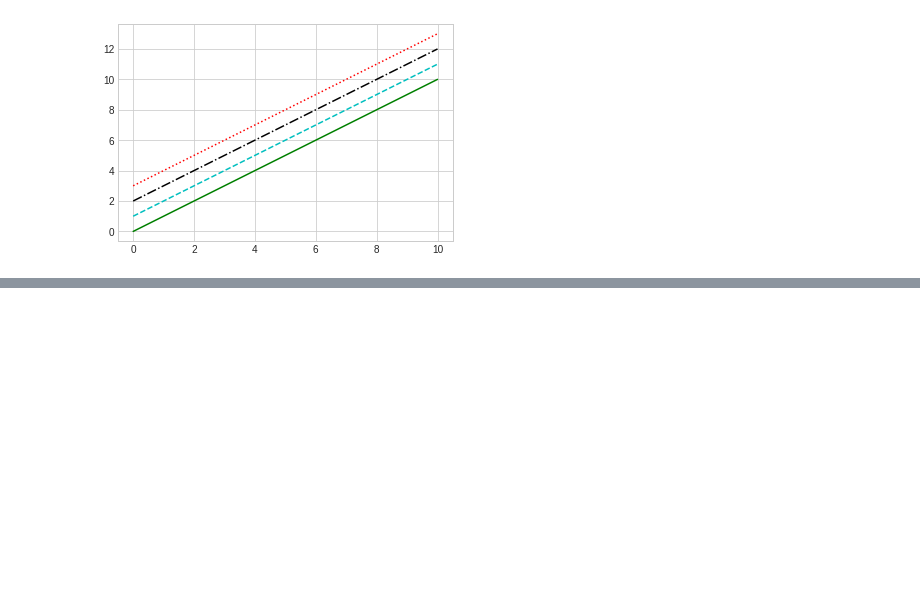
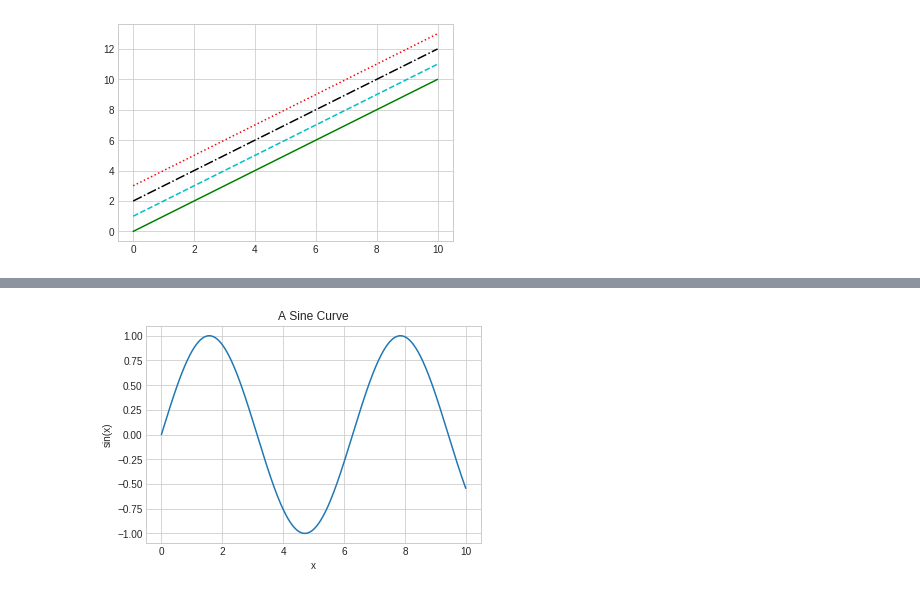
Before and after one commit to MrudulaBharadwaj/Internship, a Jupyter notebook: Matplotlib.ipynb, the cells around one changed output, grey strips where cells are left out. Cells and saved outputs as stored; diff of their text form; code cells hidden in the pictures; blank space fills up the shorter version.

```diff
--- a/Matplotlib.ipynb
+++ b/Matplotlib.ipynb
@@ -106,0 +135,8 @@ plt.ylim(-1.5,1.5)
+# %%
+                           #LABELLING PLOTS
+plt.plot(x, np.sin(x))
+plt.title("A Sine Curve")
+plt.xlabel("x")
+plt.ylabel("sin(x)");
+# %% [output]
+[figure, added]
```
Also changed, not shown: parts of 24 cells of this notebook.
